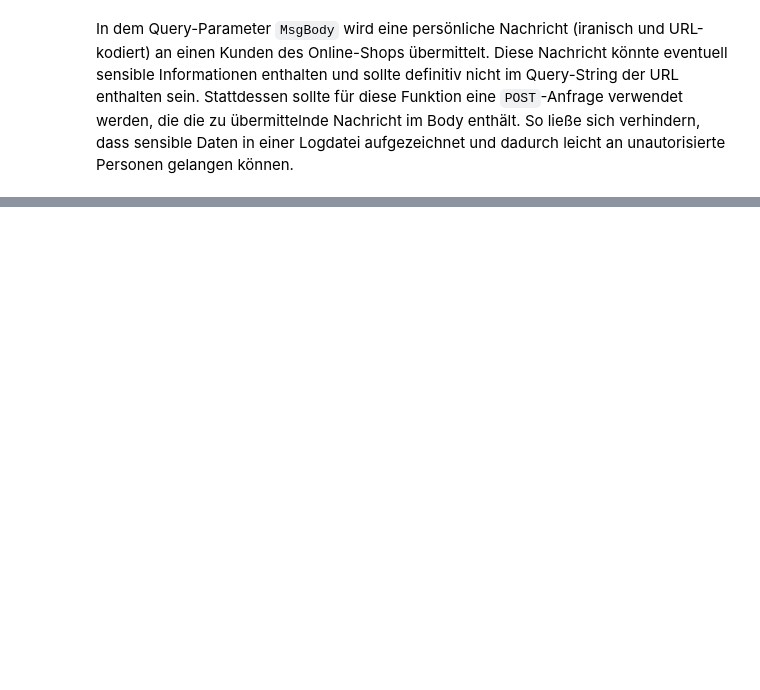
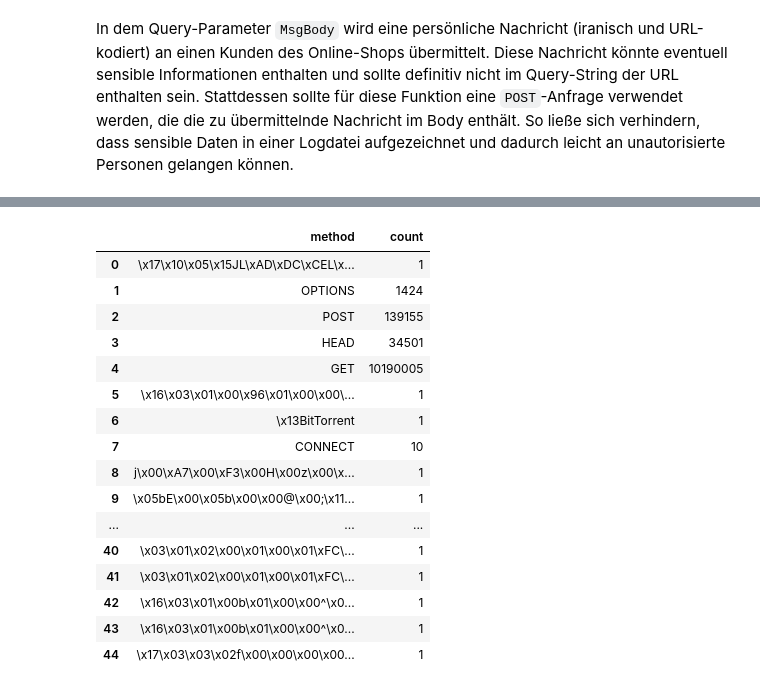
Before and after one commit to Robstei/zugriffsdaten_apache_spark, a Jupyter notebook: index.ipynb, the cells around one changed output, grey strips where cells are left out. Saved outputs shown, nothing was run; the diff lists cells and outputs as text; code cells hidden in the pictures; blank space fills up the shorter version.

```diff
--- a/index.ipynb
+++ b/index.ipynb
@@ -311,0 +280,22 @@ In dem Query-Parameter `MsgBody` wird eine persönliche Nachricht (iranisch und
+# %%
+df.select("method") \
+    .groupBy("method").count() \
+    .limit(100).toPandas()
+# %% [output]
+|  | method | count |
+| 0 | \x17\x10\x05\x15JL\xAD\xDC\xCEL\x... | 1 |
+| 1 | OPTIONS | 1424 |
+| 2 | POST | 139155 |
+| 3 | HEAD | 34501 |
+| 4 | GET | 10190005 |
+| 5 | \x16\x03\x01\x00\x96\x01\x00\x00\... | 1 |
+| 6 | \x13BitTorrent | 1 |
+| 7 | CONNECT | 10 |
+| 8 | j\x00\xA7\x00\xF3\x00H\x00z\x00\x... | 1 |
+| 9 | \x05bE\x00\x05b\x00\x00@\x00;\x11... | 1 |
+| ... | ... | ... |
+| 40 | \x03\x01\x02\x00\x01\x00\x01\xFC\... | 1 |
+| 41 | \x03\x01\x02\x00\x01\x00\x01\xFC\... | 1 |
+| 42 | \x16\x03\x01\x00b\x01\x00\x00^\x0... | 1 |
+| 43 | \x16\x03\x01\x00b\x01\x00\x00^\x0... | 1 |
+| 44 | \x17\x03\x03\x02f\x00\x00\x00\x00... | 1 |
```
Also changed, not shown: parts of 18 cells of this notebook.
